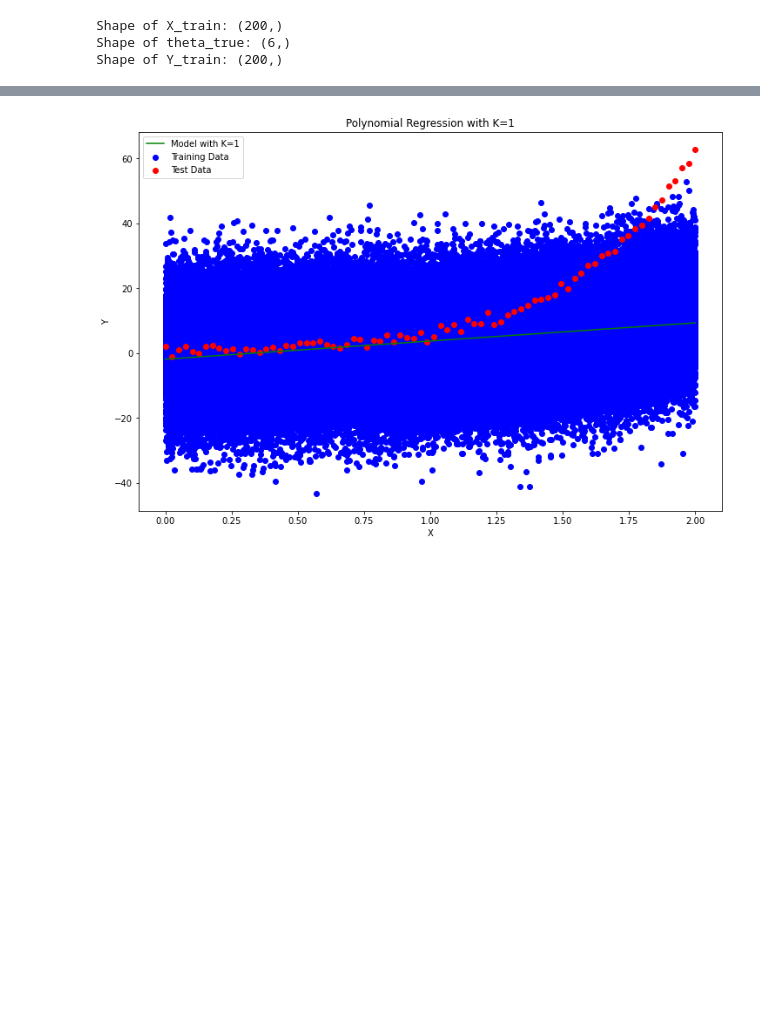
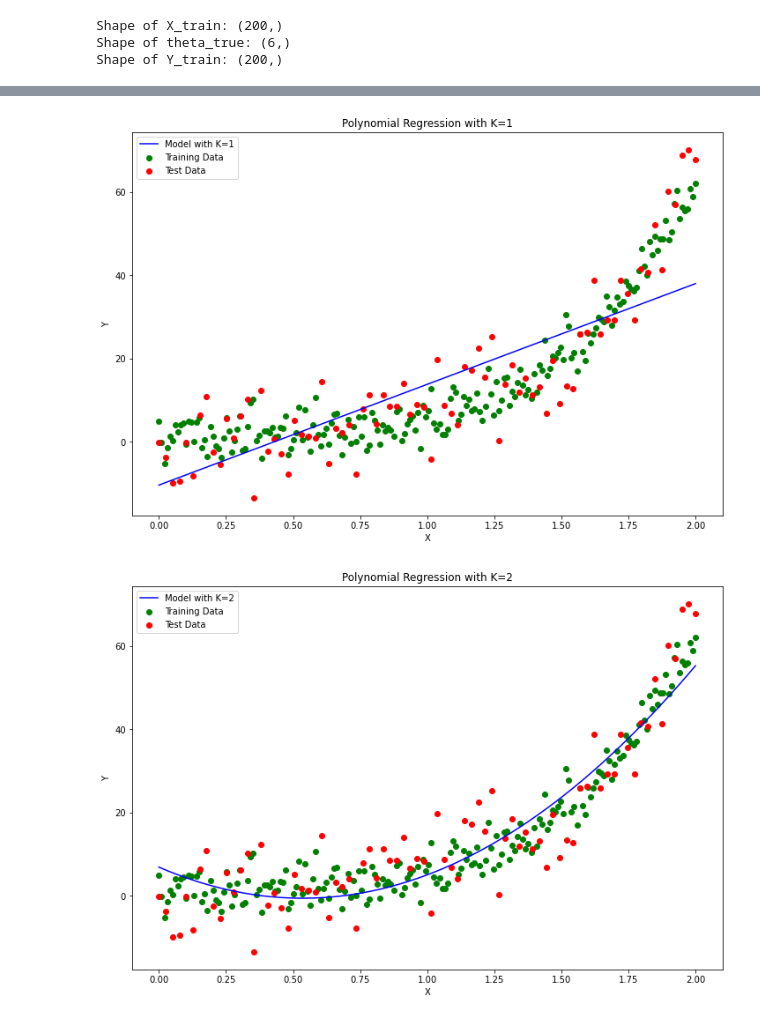
Before and after one commit to francescobaio/SMMhomeworks, a Jupyter notebook: SMM_homework4/homework4_part1.ipynb, the cells around one changed output, grey strips where cells are left out. Cells and saved outputs as stored; diff of their text form; code cells hidden in the pictures; blank space fills up the shorter version.

```diff
--- a/SMM_homework4/homework4_part1.ipynb
+++ b/SMM_homework4/homework4_part1.ipynb
@@ -165,32 +164,33 @@ X_vis = np.linspace(np.min(X_train), np.max(X_train), 500)
 #     Y_vis = Phi_X_vis @ theta_MLE
 
 #     # Crea il grafico
 #     plt.figure()
 #     plt.scatter(X_train, Y_train, color='blue', label='Training Data')
 #     plt.scatter(X_test, Y_test, color='red', label='Test Data')
 #     plt.plot(X_vis, Y_vis, color='green', label=f'Model with K={K}')
 #     plt.xlabel('X')
 #     plt.ylabel('Y')
 #     plt.title(f'Polynomial Regression with K={K}')
 #     plt.legend()
 #     plt.show()
 
 def f(X, theta):
     Phi_X = np.vander(X, len(theta), increasing=True)
     return Phi_X @ theta
 
 for K in K_values:
     theta_MLE = compute_mle(D, K)
     Y_vis = f(X_vis, theta_MLE)  # Usa la funzione f per calcolare Y_vis
 
     plt.figure(figsize=(12,8))
-    plt.scatter(X_train, Y_train, color='greee', label='Training Data')
+    plt.scatter(X_train, Y_train, color='green', label='Training Data')
     plt.scatter(X_test, Y_test, color='red', label='Test Data')
     plt.plot(X_vis, Y_vis, color='blue', label=f'Model with K={K}')
     plt.xlabel('X')
     plt.ylabel('Y')
     plt.title(f'Polynomial Regression with K={K}')
     plt.legend()
     plt.show()
 # %% [output]
-[figure, old version]
+[figure, new version]
+[figure, added]
```
Also changed, not shown: parts of 10 cells of this notebook.
